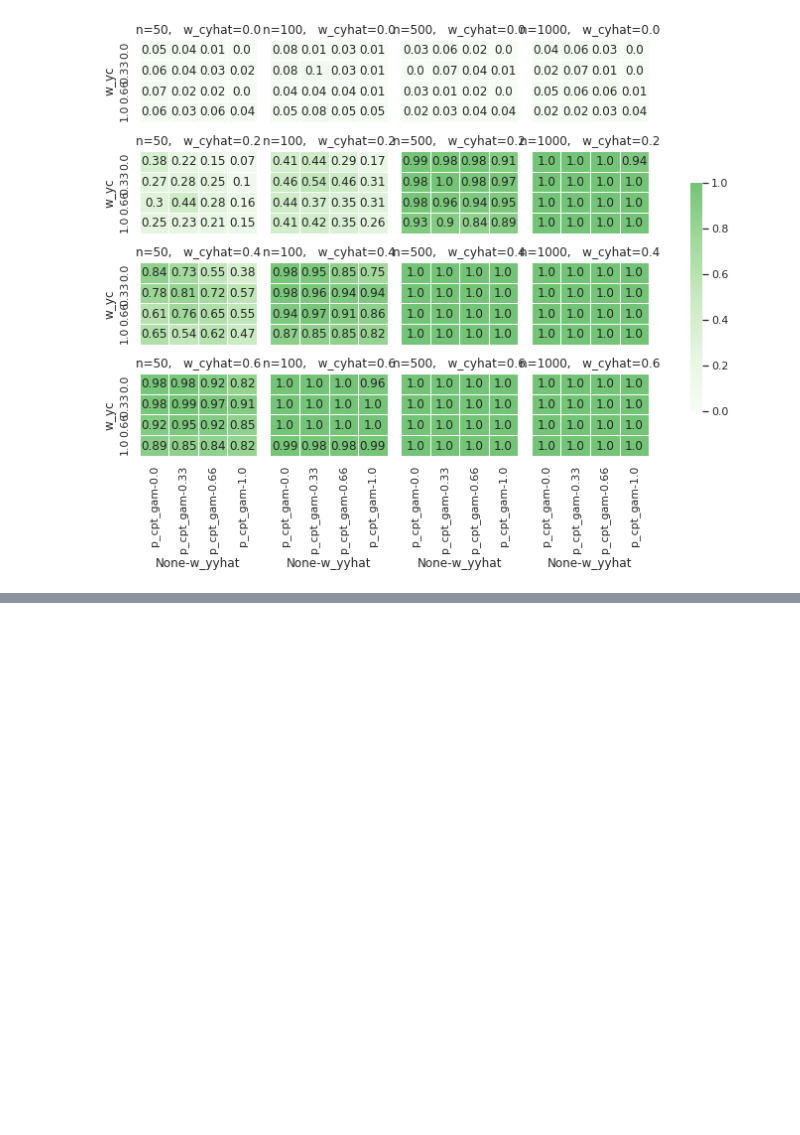
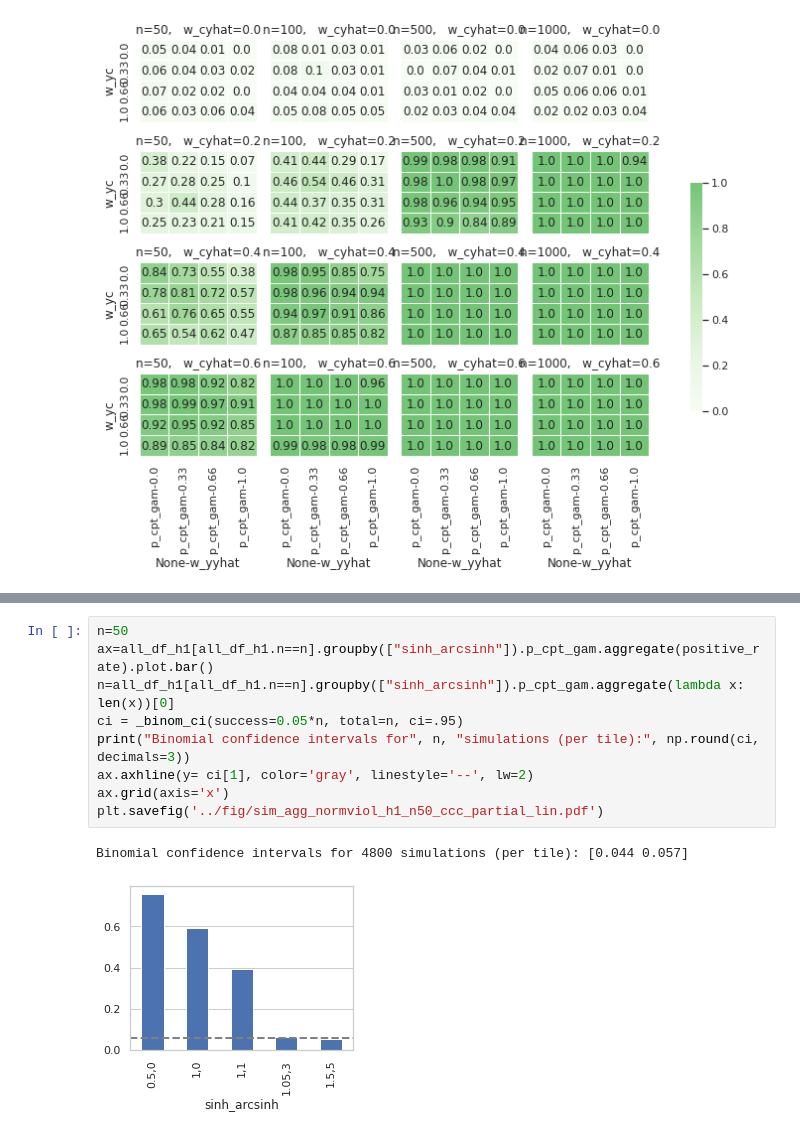
Before and after one commit to pni-lab/mlconfound-manuscript, a Jupyter notebook: simulated/plot_simulations.ipynb, the cells around one changed output, grey strips where cells are left out. Cells and saved outputs as stored; diff of their text form; blank space fills up the shorter version.

```diff
--- a/simulated/plot_simulations.ipynb
+++ b/simulated/plot_simulations.ipynb
@@ -399,0 +448,12 @@ plt.savefig('../fig/raw/sim_h1_ccc_partial_d10e0_sig_cpt_gam.pdf')
+# %%
+n=50
+ax=all_df_h1[all_df_h1.n==n].groupby(["sinh_arcsinh"]).p_cpt_gam.aggregate(positive_rate).plot.bar()
+n=all_df_h1[all_df_h1.n==n].groupby(["sinh_arcsinh"]).p_cpt_gam.aggregate(lambda x: len(x))[0]
+ci = _binom_ci(success=0.05*n, total=n, ci=.95)
+print("Binomial confidence intervals for", n, "simulations (per tile):", np.round(ci, decimals=3))
+ax.axhline(y= ci[1], color='gray', linestyle='--', lw=2)
+ax.grid(axis='x')
+plt.savefig('../fig/sim_agg_normviol_h1_n50_ccc_partial_lin.pdf')
+# %% [output]
+Binomial confidence intervals for 4800 simulations (per tile): [0.044 0.057]
+[figure, added]
```
Also changed, not shown: parts of 20 cells of this notebook, 26 other files.
